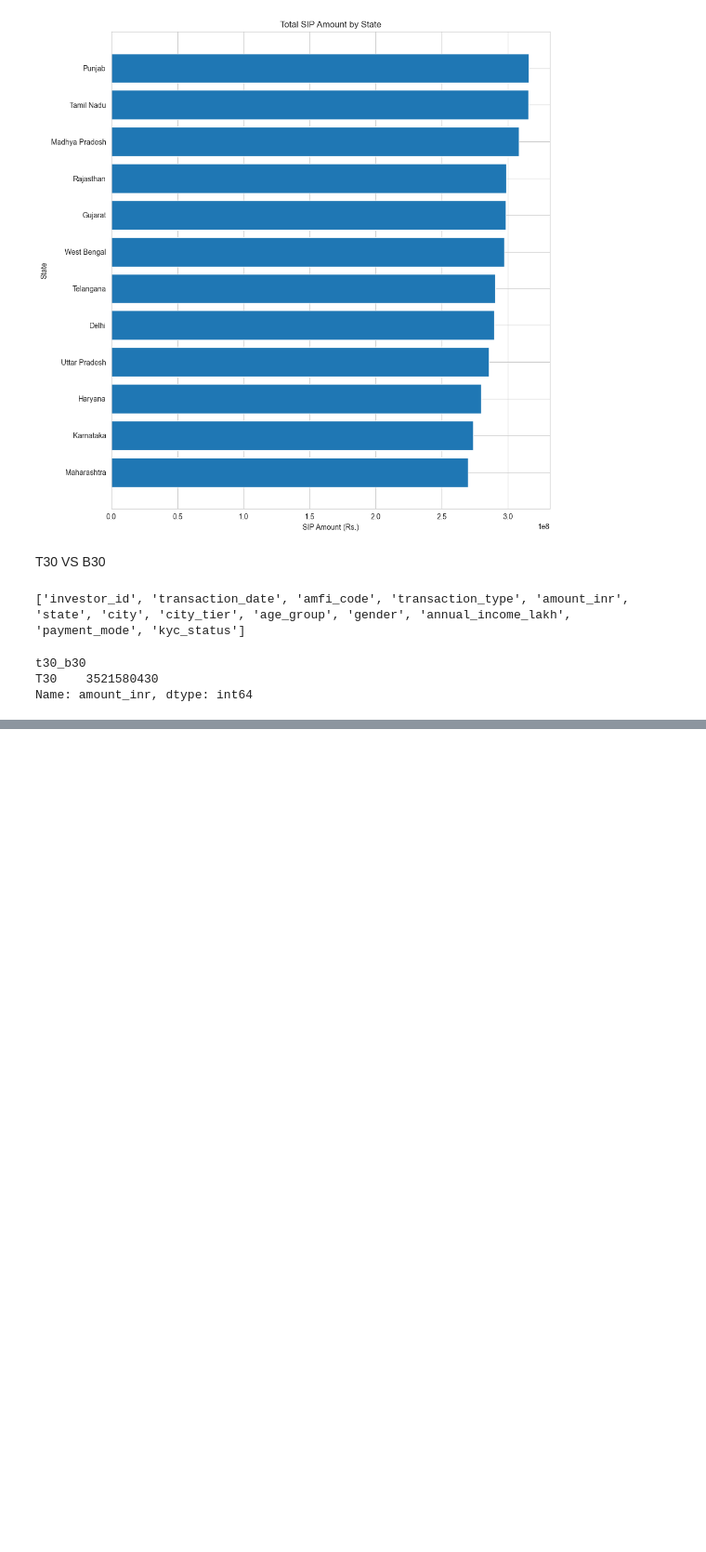
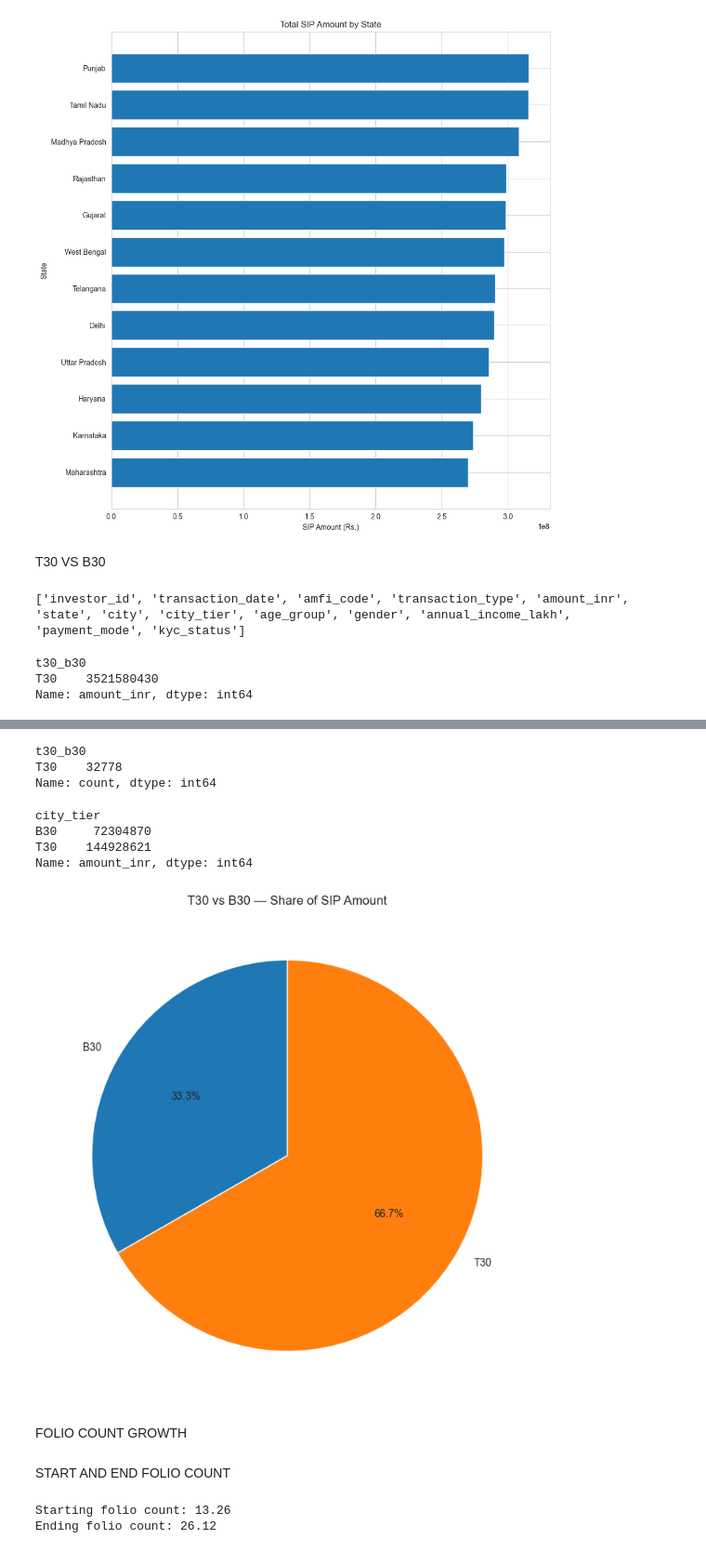
Before and after one commit to addyji007-bot/Bluestock-Fintech-Mutual-Fund-Analytics, a Jupyter notebook: notebooks/EDA_Analysis.ipynb, the cells around one changed output, grey strips where cells are left out. Shown at 93% size. Saved outputs shown, nothing was run; the diff lists cells and outputs as text; code cells hidden in the pictures; blank space fills up the shorter version.

```diff
--- a/notebooks/EDA_Analysis.ipynb
+++ b/notebooks/EDA_Analysis.ipynb
@@ -749,0 +679,64 @@ plt.show()
+# %%
+print(investor_txns["t30_b30"].value_counts())
+# %% [output]
+t30_b30
+T30    32778
+Name: count, dtype: int64
+# %%
+
+# T30 vs B30 SHARE OF SIP AMOUNT
+
+# Keeping only SIP transactions
+sip_transactions = investor_txns[
+    investor_txns["transaction_type"] == "SIP"
+]
+
+# Calculating total SIP amount for each city tier
+t30_b30_amount = sip_transactions.groupby("city_tier")["amount_inr"].sum()
+
+print(t30_b30_amount)
+
+plt.figure(figsize=(7, 7))
+
+plt.pie(
+    t30_b30_amount.values,
+    labels=t30_b30_amount.index,
+    autopct="%1.1f%%",
+    startangle=90
+)
+
+plt.title("T30 vs B30 — Share of SIP Amount")
+
+plt.tight_layout()
+
+plt.show()
+# %% [output]
+city_tier
+B30     72304870
+T30    144928621
+Name: amount_inr, dtype: int64
+[figure, added]
+# %% [markdown]
+FOLIO COUNT GROWTH
+# %% [markdown]
+ START AND END FOLIO COUNT
+# %%
+start_folio = folio_counts[
+    "total_folios_crore"
+].iloc[0]
+
+end_folio = folio_counts[
+    "total_folios_crore"
+].iloc[-1]
+
+print(
+    "Starting folio count:",
+    start_folio
+)
+
+print(
+    "Ending folio count:",
+    end_folio)
+# %% [output]
+Starting folio count: 13.26
+Ending folio count: 26.12
```
Also changed, not shown: parts of 20 cells of this notebook, 5 other files.
